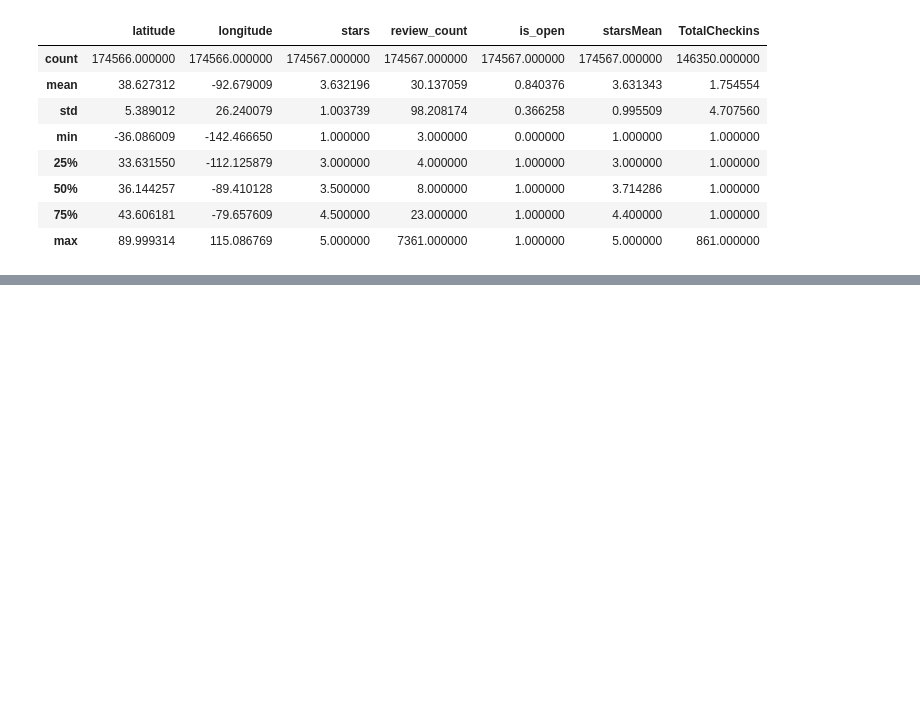
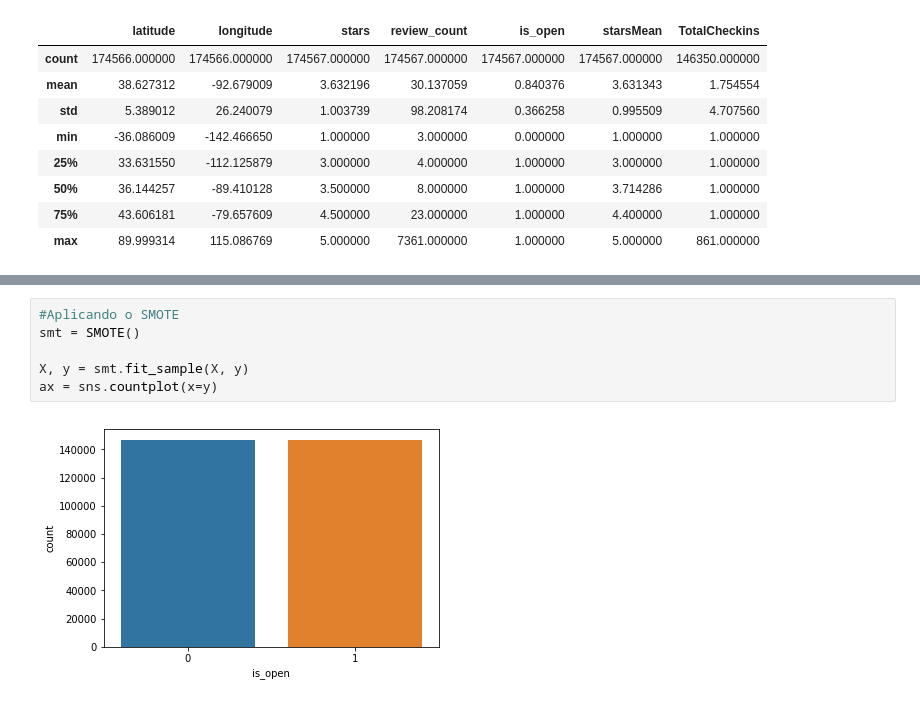
Before and after one commit to AmauryAC/notebook-yelp, a Jupyter notebook: Notebook_Yelp.ipynb, the cells around one changed output, grey strips where cells are left out. Cells and saved outputs as stored; diff of their text form; blank space fills up the shorter version.

```diff
--- a/Notebook_Yelp.ipynb
+++ b/Notebook_Yelp.ipynb
@@ -188,0 +232,8 @@ NameError: name 'df_review' is not defined
+# %%
+#Aplicando o SMOTE
+smt = SMOTE()
+
+X, y = smt.fit_sample(X, y)
+ax = sns.countplot(x=y)
+# %% [output]
+[figure, added]
```
Also changed, not shown: parts of 30 cells of this notebook.
